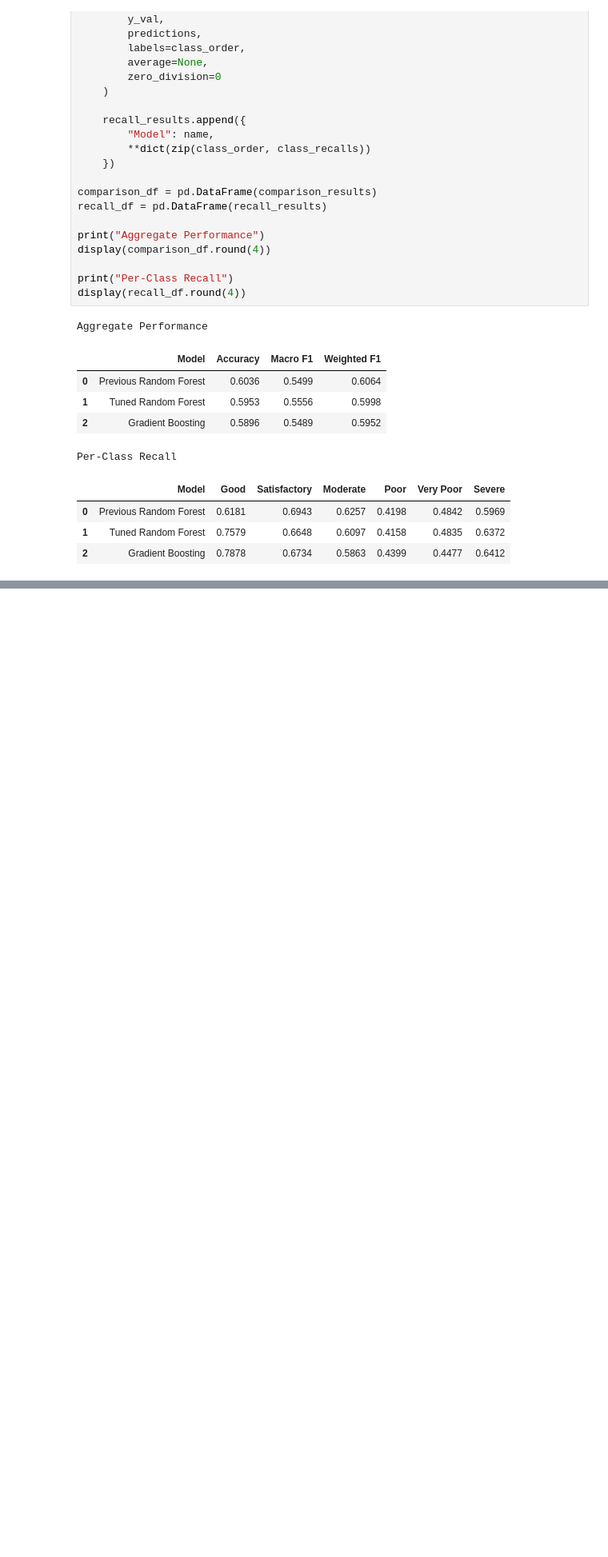
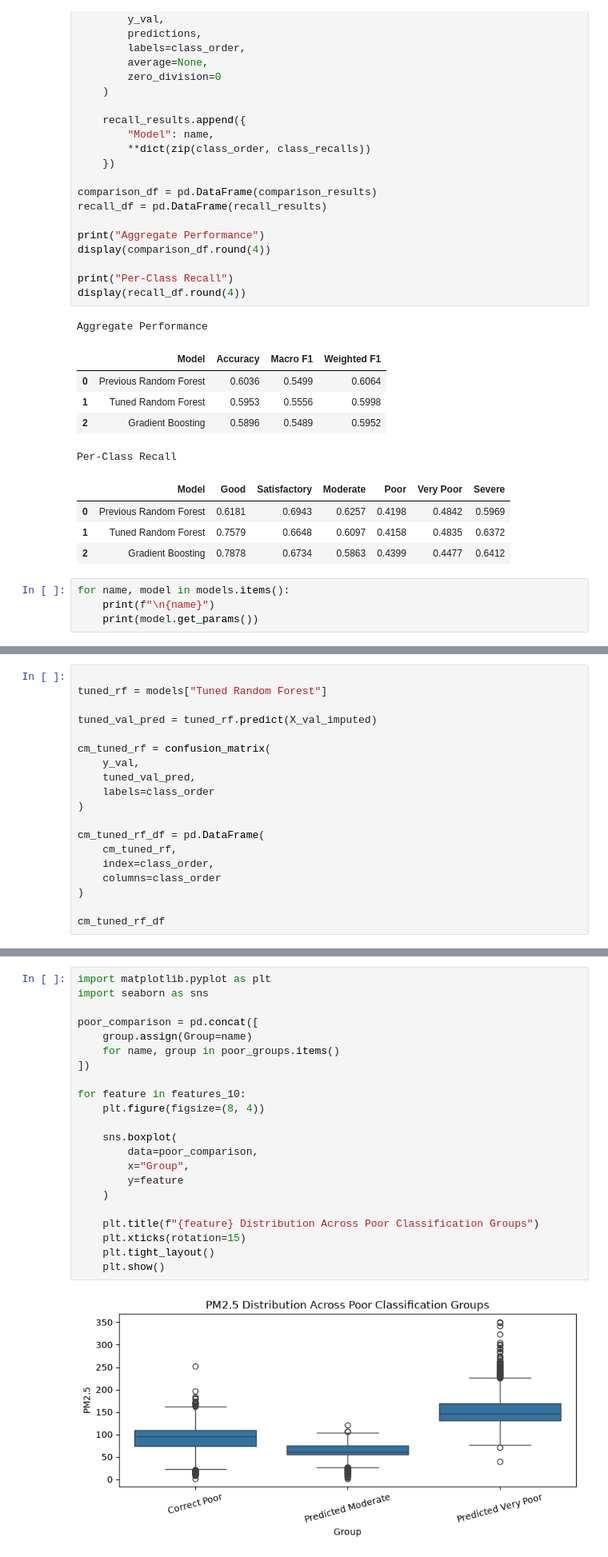
Before and after one commit to Fatimaaasaleem/air-quality-classification, a Jupyter notebook: notebooks/05_model_comparison_and_evaluation.ipynb, the cells around one changed output, grey strips where cells are left out. Shown at 80% size. Drawn from its saved outputs; the diff is of its cells as text; blank space fills up the shorter version.

Commit message:
model evaluation and error analysis

```diff
--- a/notebooks/05_model_comparison_and_evaluation.ipynb
+++ b/notebooks/05_model_comparison_and_evaluation.ipynb
@@ -1060,3 +1060,7 @@ Per-Class Recall
 | 0 | Previous Random Forest | 0.6181 | 0.6943 | 0.6257 | 0.4198 | 0.4842 | 0.5969 |
 | 1 | Tuned Random Forest | 0.7579 | 0.6648 | 0.6097 | 0.4158 | 0.4835 | 0.6372 |
 | 2 | Gradient Boosting | 0.7878 | 0.6734 | 0.5863 | 0.4399 | 0.4477 | 0.6412 |
+# %%
+for name, model in models.items():
+    print(f"\n{name}")
+    print(model.get_params())
@@ -1062,0 +1116,19 @@ Per-Class Recall
+# %%
+
+tuned_rf = models["Tuned Random Forest"]
+
+tuned_val_pred = tuned_rf.predict(X_val_imputed)
+
+cm_tuned_rf = confusion_matrix(
+    y_val,
+    tuned_val_pred,
+    labels=class_order
+)
+
+cm_tuned_rf_df = pd.DataFrame(
+    cm_tuned_rf,
+    index=class_order,
+    columns=class_order
+)
+
+cm_tuned_rf_df
@@ -1062,0 +1204,24 @@ Per-Class Recall
+# %%
+import matplotlib.pyplot as plt
+import seaborn as sns
+
+poor_comparison = pd.concat([
+    group.assign(Group=name)
+    for name, group in poor_groups.items()
+])
+
+for feature in features_10:
+    plt.figure(figsize=(8, 4))
+
+    sns.boxplot(
+        data=poor_comparison,
+        x="Group",
+        y=feature
+    )
+
+    plt.title(f"{feature} Distribution Across Poor Classification Groups")
+    plt.xticks(rotation=15)
+    plt.tight_layout()
+    plt.show()
+# %% [output]
+[figure, added]
```
Also changed, not shown: parts of 18 cells of this notebook, 1 other file.
